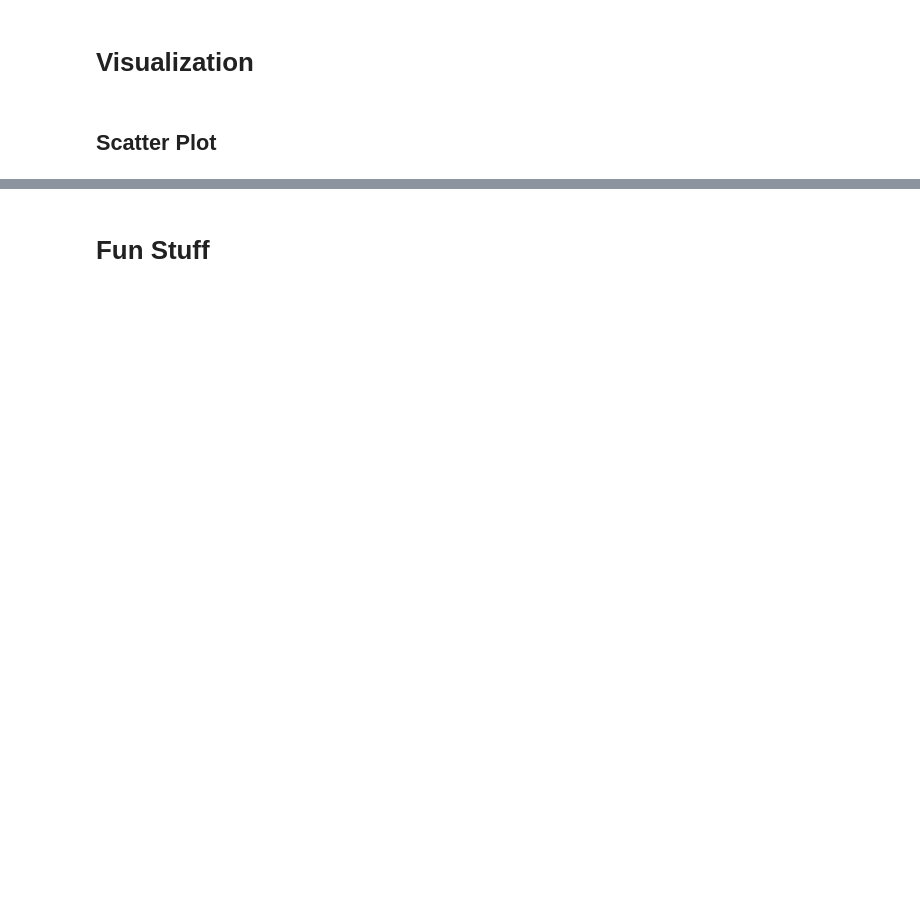
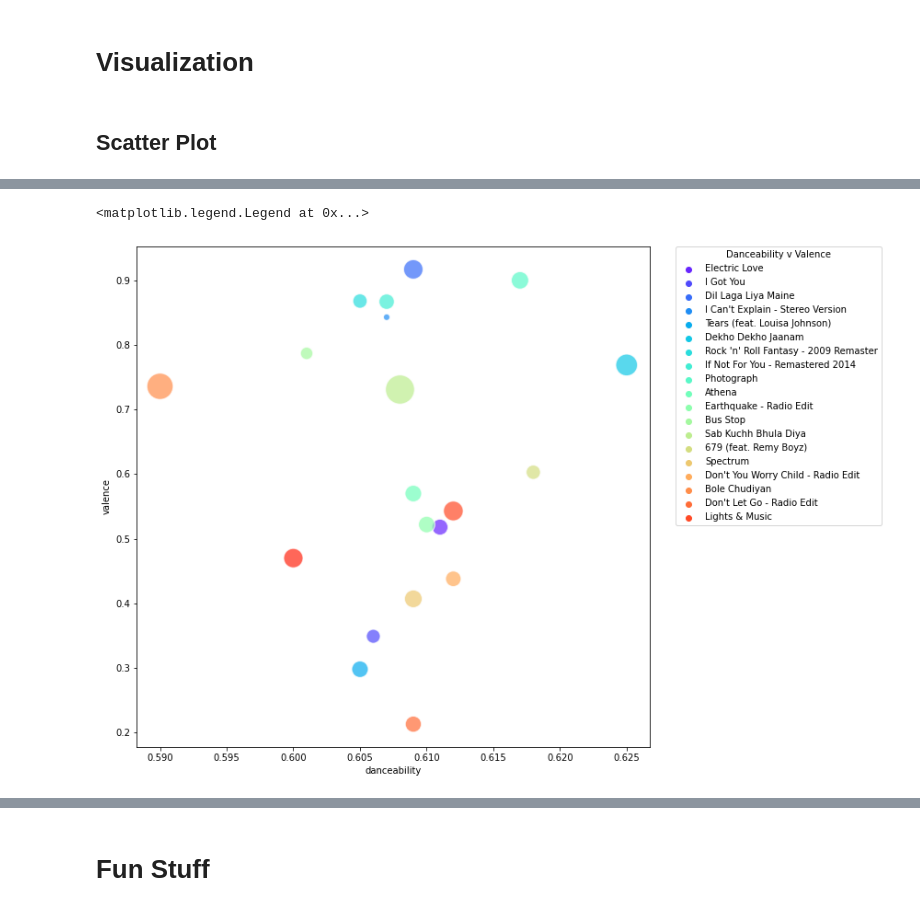
Before and after one commit to salsal3/searching-for-a-song, a Jupyter notebook: spotify_api.ipynb, the cells around one changed output, grey strips where cells are left out. Cells and saved outputs as stored; diff of their text form; code cells hidden in the pictures; blank space fills up the shorter version.

```diff
--- a/spotify_api.ipynb
+++ b/spotify_api.ipynb
@@ -369,0 +491,7 @@ analysis_df.head()
+# %%
+r_tracks_df = pd.DataFrame({'track_name': r_tracks,'artist': r_artists})
+r_tracks_uris_df = pd.DataFrame(r_tracks_uris, columns={'track_id'})
+r_artists_uris_df = pd.DataFrame(r_artists_uris, columns={'artist_id'})
+
+r_df = pd.concat([r_tracks_df, r_tracks_uris_df, r_artists_uris_df], axis=1)
+r_df
@@ -369,0 +516,18 @@ analysis_df.head()
+# %%
+r_length = len(r_tracks_uris)
+r_features = []
+r_analysis = []
+
+for i in range(r_length):
+    # Get URIs of tracks in the playlist
+    id = r_tracks_uris[i]
+
+    # Append audio features to empty list
+    r_features.append(get_features(id))
+
+    # Append audio analysis to empty list
+    r_analysis.append(get_analysis(id))
+# %%
+r_features_df = pd.DataFrame(r_features)
+r_features_df = pd.concat([r_tracks_df, r_features_df], axis=1).set_index(['track_name','artist'])
+r_features_df.head()
@@ -389,0 +574,16 @@ ValueError: Could not interpret value `short_album_name` for parameter `hue`
+# %%
+r_fig = plt.figure(figsize=(10,10))
+r_ax = sns.scatterplot(data=r_features_df,
+                     x='danceability',
+                     y='valence',
+                     hue='track_name',
+                     palette='rainbow',
+                     size='duration_ms',
+                     sizes=(50,1000),
+                     alpha=0.7)
+
+h,labs = r_ax.get_legend_handles_labels()
+r_ax.legend(h[1:r_length], labs[1:r_length], bbox_to_anchor=(1.05, 1), loc='upper left', borderaxespad=0, title='Danceability v Valence')
+# %% [output]
+<matplotlib.legend.Legend at 0x...>
+[figure, added]
```
Also changed, not shown: parts of 27 cells of this notebook, 1 other file.
